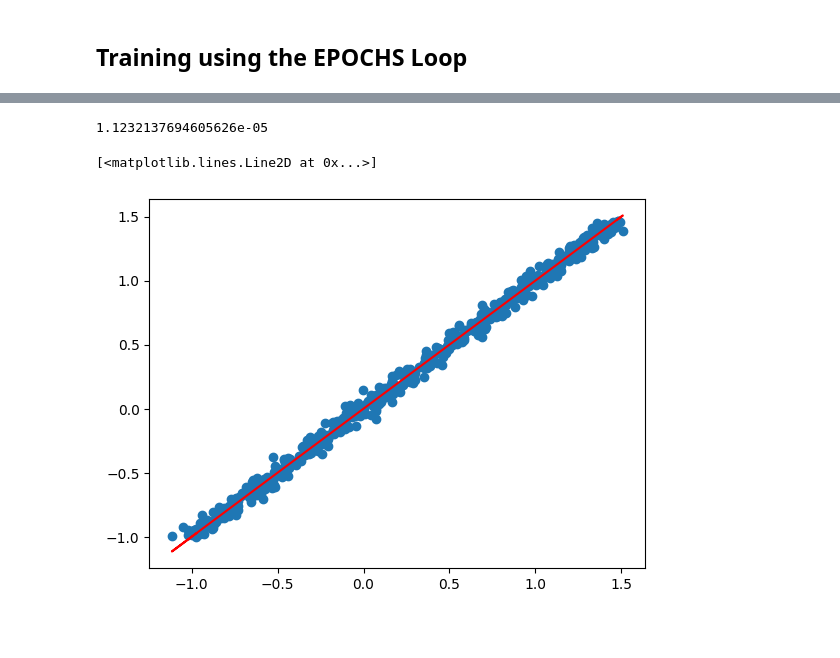
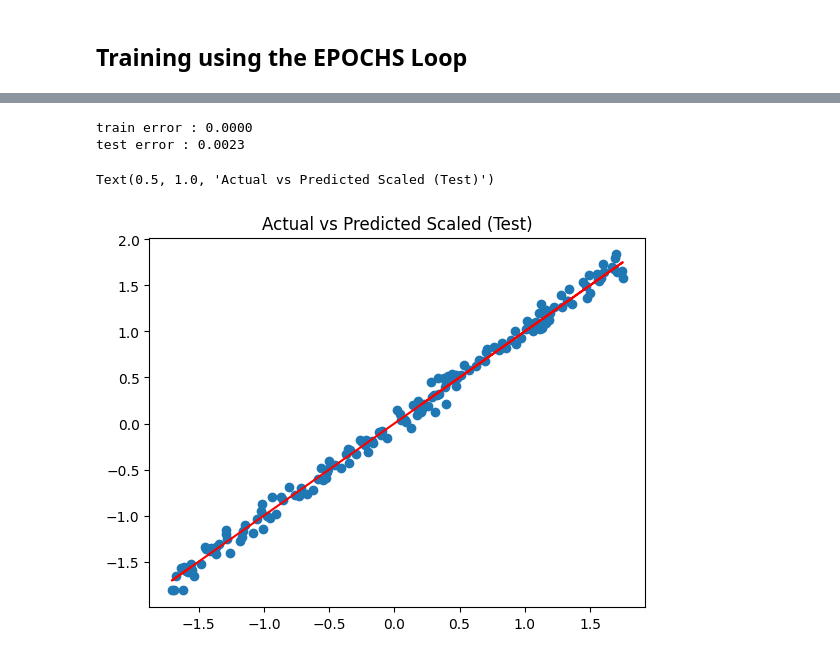
Before and after one commit to Takfes/notes-deep-learning, a Jupyter notebook: Notebooks/08_data_fitting_expertiments.ipynb, the cells around one changed output, grey strips where cells are left out. Saved outputs shown, nothing was run; the diff lists cells and outputs as text; code cells hidden in the pictures; blank space fills up the shorter version.

```diff
--- a/Notebooks/08_data_fitting_expertiments.ipynb
+++ b/Notebooks/08_data_fitting_expertiments.ipynb
@@ -185,0 +222,28 @@ epoch=390 loss : 0.00
+# %%
+L_train = []
+L_test = []
+
+for epoch in range(EPOCHS):
+    # set the model to training mode
+    model_linear.train()
+    # forward pass
+    y_pred = model_linear(x_train_scaled)
+    # compute loss
+    train_loss = criterion(y_pred, y_train_scaled)
+    # zero gradient, backward, update weights
+    optimizer.zero_grad()
+    train_loss.backward()
+    optimizer.step()
+    # log metrics
+    L_train.append(train_loss.item())
+
+    # set the model to evaluation mode
+    model_linear.eval()
+    with torch.no_grad():
+        y_test_pred = model_linear(x_test_scaled)
+        test_loss = criterion(y_test_pred, y_test_scaled)
+        L_test.append(test_loss.item())
+
+    # print epoch statistics
+    if epoch % 50 == 0:
+        print(f"{epoch=}/{EPOCHS}: {train_loss=:.4f}, {test_loss=:.4f}")
@@ -195,12 +289,20 @@ plt.scatter(list(range(EPOCHS)), L)
 # %%
-predictions = model(X).detach().numpy()
-y_true = y.detach().numpy()
-np.mean(y_true - predictions).item()
+# Train ----------------------------------
+y_pred_train_scaled = model_linear(x_train_scaled).detach().numpy()
+y_train_scaled_numpy = y_train_scaled.detach().numpy()
+print(f"train error : {np.mean(y_train_scaled_numpy - y_pred_train_scaled).item():.4f}")
+
+# Test ----------------------------------
+y_pred_test_scaled = model_linear(x_test_scaled).detach().numpy()
+y_test_scaled_numpy = y_test_scaled.detach().numpy()
+print(f"test error : {np.mean(y_test_scaled_numpy - y_pred_test_scaled).item():.4f}")
 # %% [output]
-1.1232137694605626e-05
+train error : 0.0000
+test error : 0.0023
 # %%
-plt.scatter(y, predictions)
-plt.plot(y, y, "r-")
+plt.scatter(y_pred_test_scaled, y_test_scaled_numpy)
+plt.plot(y_pred_test_scaled, y_pred_test_scaled, "r-")
+plt.title("Actual vs Predicted Scaled (Test)")
 # %% [output]
-[<matplotlib.lines.Line2D at 0x...>]
+Text(0.5, 1.0, 'Actual vs Predicted Scaled (Test)')
-[figure, old version]
+[figure, new version]
```
Also changed, not shown: parts of 39 cells of this notebook, 2 other files.
